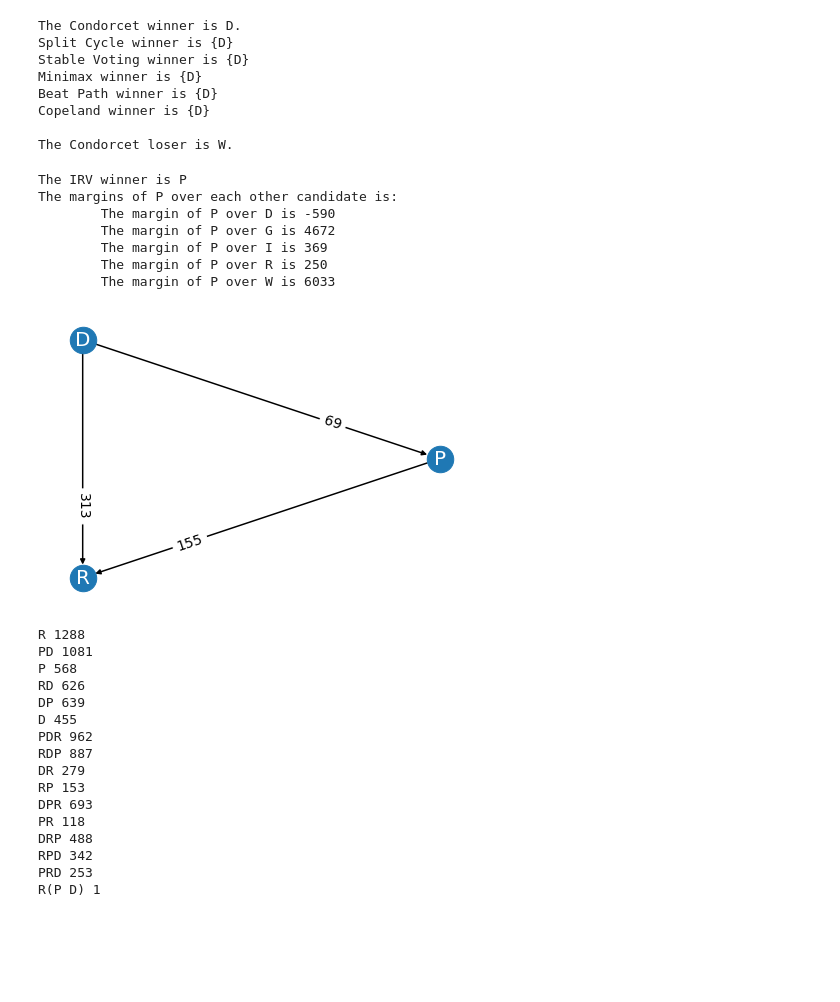
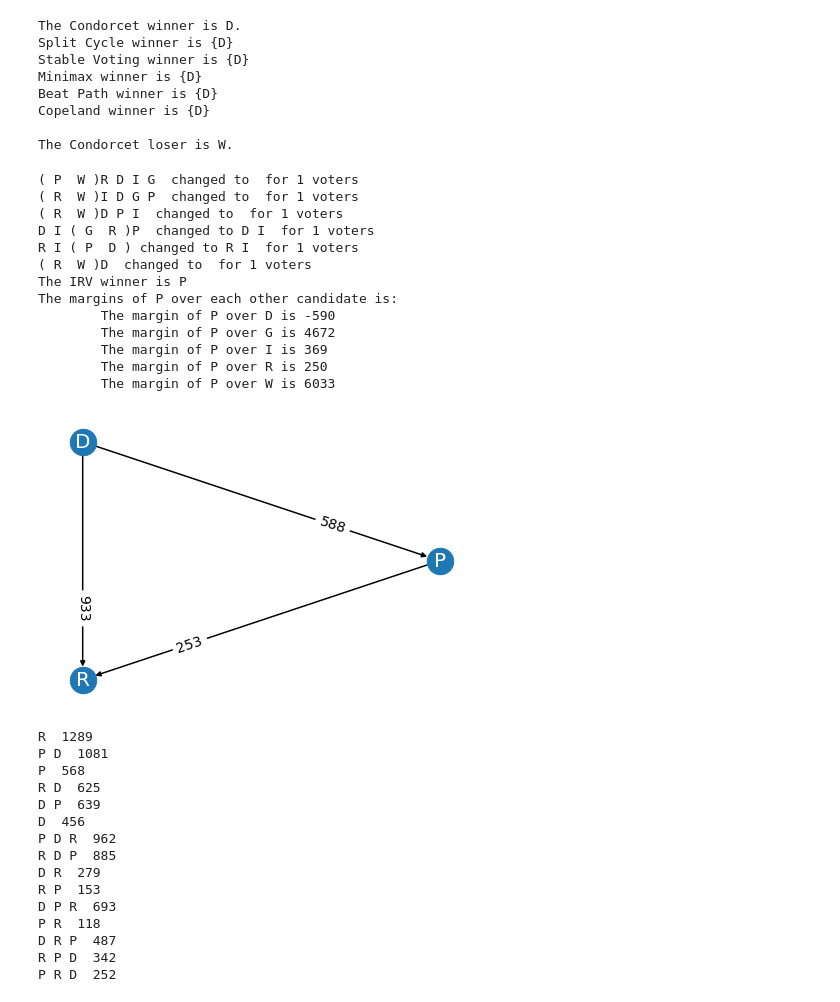
Before and after one commit to voting-tools/election-analysis, a Jupyter notebook: burlington_vt_2009.ipynb, the cells around one changed output. Saved outputs shown, nothing was run; the diff lists cells and outputs as text; code cells hidden in the pictures; blank space fills up the shorter version.

Commit message:
use irv_for_truncated_linear_orders

```diff
--- a/burlington_vt_2009.ipynb
+++ b/burlington_vt_2009.ipynb
@@ -167,12 +159,26 @@ Copeland winner is {D}
 
 The Condorcet loser is W.
 # %%
-print(f"The IRV winner is {cmap[rc_winner]}")
-print(f"The margins of {cmap[rc_winner]} over each other candidate is: ")
+## find the irv winner after truncating the overvotes
+
+truncated_prof, report = prof.truncate_overvotes()
+
+for r, new_r, c in report:
+    print(f"{r} changed to {new_r} for {c} voters")
+
+irv_winner = instant_runoff_for_truncated_linear_orders(truncated_prof)[0]
+print(f"The IRV winner is {cmap[irv_winner]}")
+print(f"The margins of {cmap[irv_winner]} over each other candidate is: ")
 for c in prof.candidates:
     if c != rc_winner:
-        print(f"\tThe margin of {cmap[rc_winner]} over {cmap[c]} is {prof.margin(rc_winner, c)}")
+        print(f"\tThe margin of {cmap[irv_winner]} over {cmap[c]} is {prof.margin(rc_winner, c)}")
 # %% [output]
+( P  W )R D I G  changed to  for 1 voters
+( R  W )I D G P  changed to  for 1 voters
+( R  W )D P I  changed to  for 1 voters
+D I ( G  R )P  changed to D I  for 1 voters
+R I ( P  D ) changed to R I  for 1 voters
+( R  W )D  changed to  for 1 voters
 The IRV winner is P
 The margins of P over each other candidate is:
         The margin of P over D is -590
@@ -183,30 +189,29 @@ The margins of P over each other candidate is:
 # %%
 # restrict to the candidates R, D and P
 
-restricted_prof = prof.remove_candidates([c for c in prof.candidates if cmap[c] not in ['P', 'R', 'D']])
+restricted_prof = truncated_prof.remove_candidates([c for c in truncated_prof.candidates if cmap[c] not in ['P', 'R', 'D']])
 
 restricted_prof.remove_empty_rankings()
 
-restricted_prof.use_strict_preference()
+restricted_prof.use_extended_strict_preference()
 
 restricted_prof.display_margin_graph()
 
 restricted_prof.display_rankings()
 # %% [output]
-[figure, old version]
+[figure, new version]
-R 1288
-PD 1081
-P 568
-RD 626
-DP 639
-D 455
-PDR 962
-RDP 887
-DR 279
-RP 153
-DPR 693
-PR 118
-DRP 488
-RPD 342
-PRD 253
-R(P D) 1
+R  1289
+P D  1081
+P  568
+R D  625
+D P  639
+D  456
+P D R  962
+R D P  885
+D R  279
+R P  153
+D P R  693
+P R  118
+D R P  487
+R P D  342
+P R D  252
```
Also changed, not shown: parts of 1 cell of this notebook, 3 other files.
